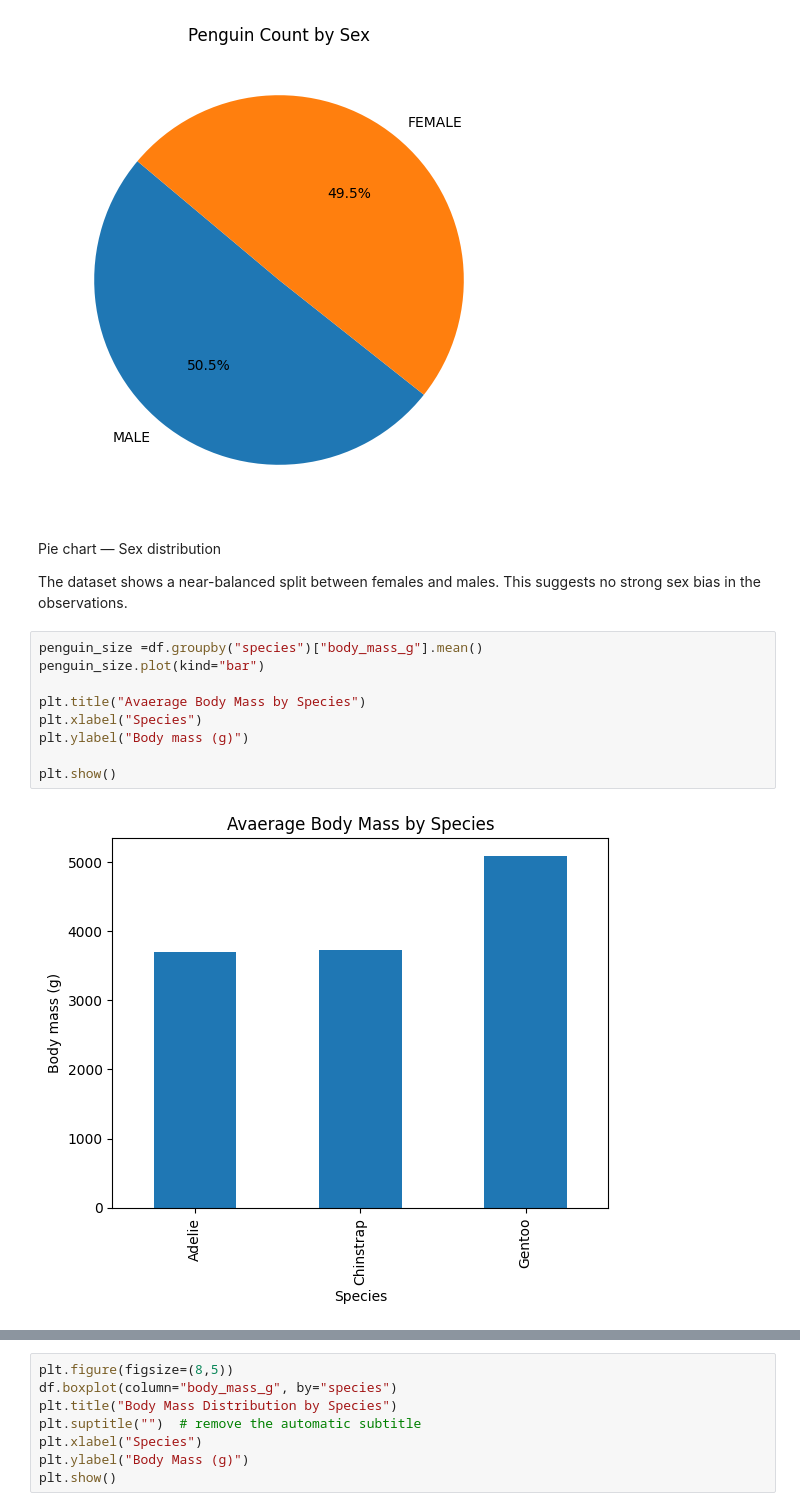
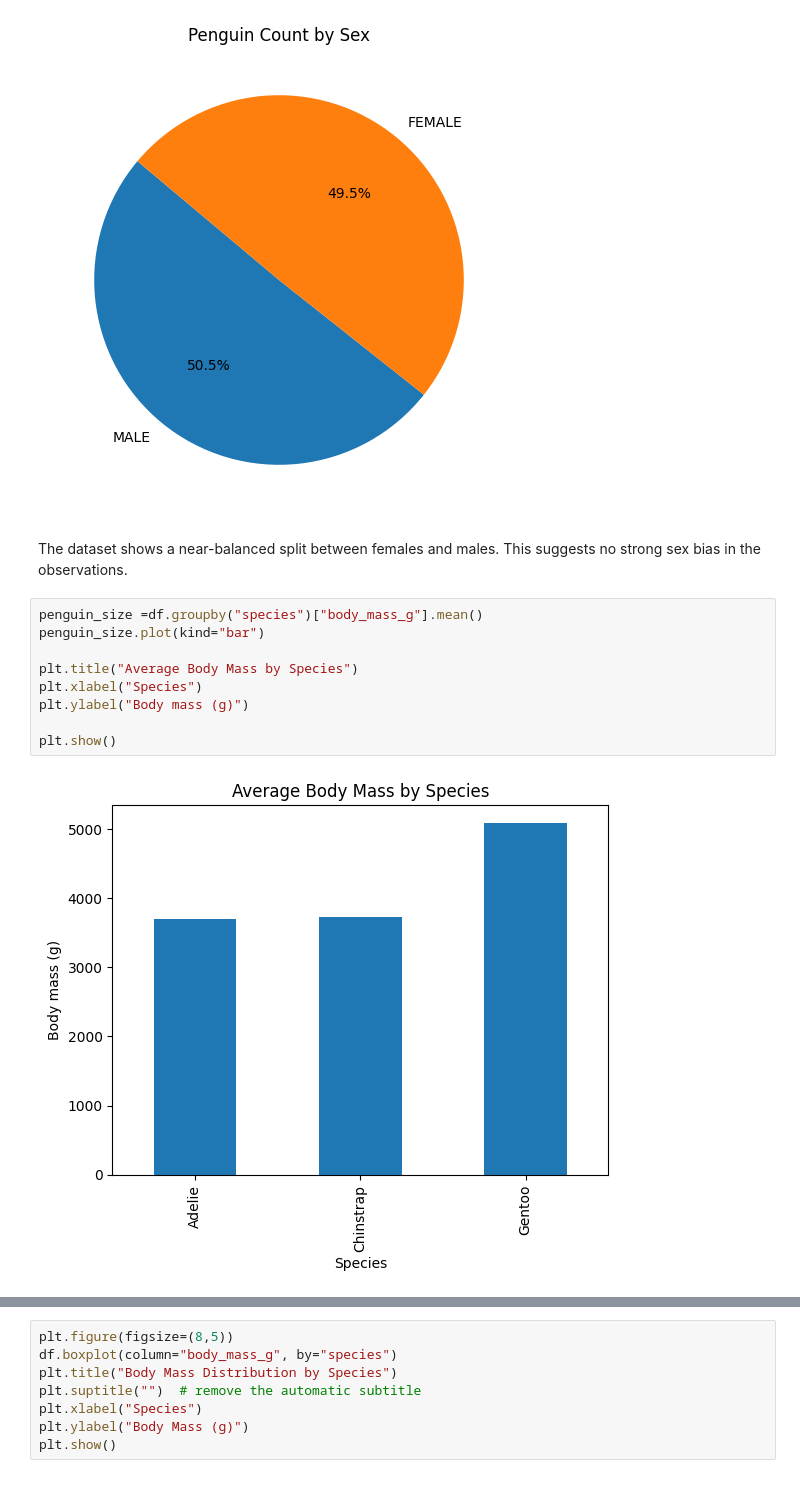
Before and after one commit to riinakik/dt-2025-data-visualisation, a Jupyter notebook: notebooks/Assignment/penguins_analysis.ipynb, the cells around one changed output, grey strips where cells are left out. Drawn from its saved outputs; the diff is of its cells as text.

```diff
--- a/notebooks/Assignment/penguins_analysis.ipynb
+++ b/notebooks/Assignment/penguins_analysis.ipynb
@@ -89,20 +122,18 @@ plt.title("Penguin Count by Sex")
 plt.show()
 # %% [output]
 [figure]
-# %% [markdown]
-Pie chart — Sex distribution
-
-The dataset shows a near-balanced split between females and males.
-This suggests no strong sex bias in the observations.
+# %% [markdown]
+The dataset shows a near-balanced split between females and males.
+This suggests no strong sex bias in the observations.
 # %%
 penguin_size =df.groupby("species")["body_mass_g"].mean()
 penguin_size.plot(kind="bar")
 
-plt.title("Avaerage Body Mass by Species")
+plt.title("Average Body Mass by Species")
 plt.xlabel("Species")
 plt.ylabel("Body mass (g)")
 
 plt.show()
 # %% [output]
-[figure, old version]
+[figure, new version]
 # %% [markdown]
```
Also changed, not shown: parts of 17 cells of this notebook, 1 other file.
